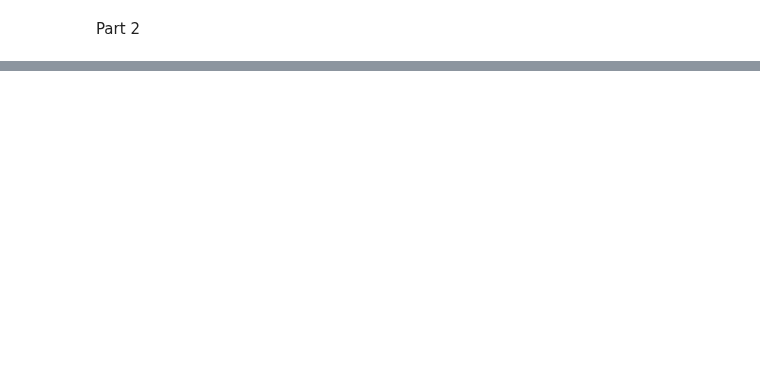
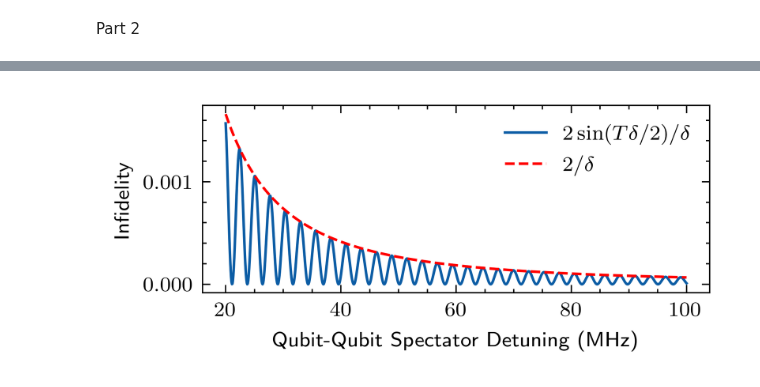
Before and after one commit to PITT-HATLAB/corral_crowding, a Jupyter notebook: src/notebooks/03_qubit_spectator.ipynb, the cells around one changed output, grey strips where cells are left out. Saved outputs shown, nothing was run; the diff lists cells and outputs as text; code cells hidden in the pictures; blank space fills up the shorter version.

```diff
--- a/src/notebooks/03_qubit_spectator.ipynb
+++ b/src/notebooks/03_qubit_spectator.ipynb
@@ -293,3 +293,43 @@ plt.show()
+# %%
+import matplotlib.pyplot as plt
+import numpy as np
+
+# Create the data for the two subplots
+deltas_mhz = np.array(delta_list) / 1e6  # Convert detuning to MHz
+fidelity_values1 = [fidelity_dict1[delta] for delta in delta_list]
+
+# Create subplots
+legend_offset = 0.2
+with plt.style.context(["ieee", "use_mathtext", "science"]):
+    fig, axs = plt.subplots(1, 1, figsize=(3.5, 1.3))  # , gridspec_kw={'hspace': 0.4})
+
+    # Top subplot: 10 MHz to 100 MHz with linear y-axis
+    # ax = axs[0]
+    axs.plot(
+        deltas_mhz,
+        np.array(fidelity_values1),
+        label="$2 \sin(T \delta / 2) / \delta$",
+        linestyle="-",
+    )
+    axs.plot(
+        deltas_mhz,
+        np.array(fidelity_values2),
+        label="$2/ \delta$",
+        linestyle="--",
+        color="red",
+    )
+    axs.legend(fontsize=8)
+    axs.grid(True)
+    axs.set_xlabel("Qubit-Qubit Spectator Detuning (MHz)")
+    axs.set_ylabel("Infidelity")
+    # axs.set_yscale("log")
+    axs.grid(False)
+
+# Save and display the plot
+plt.show()
+fig.savefig("fidelity_vs_detuning_up.pdf", bbox_inches="tight")
+# %% [output]
+[figure, added]
 # %%
 import matplotlib.pyplot as plt
 import numpy as np
```
Also changed, not shown: parts of 3 cells of this notebook, 12 other files.
